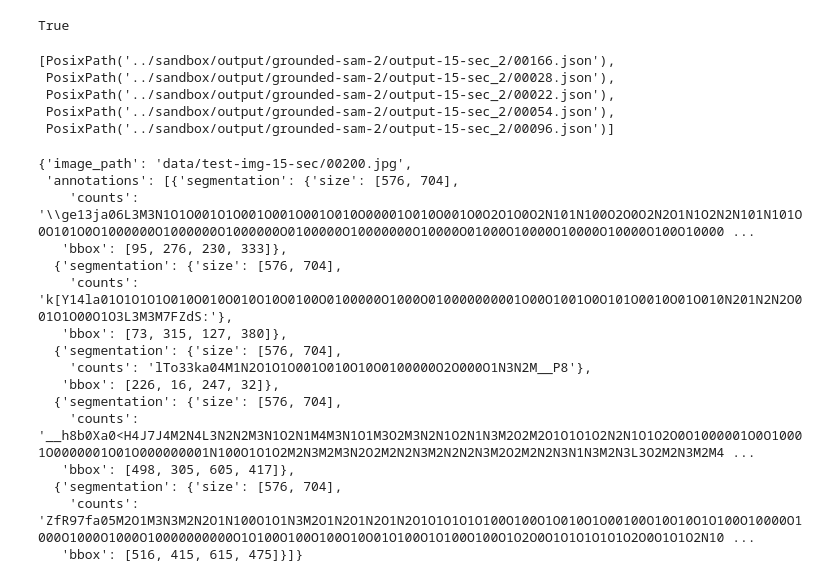
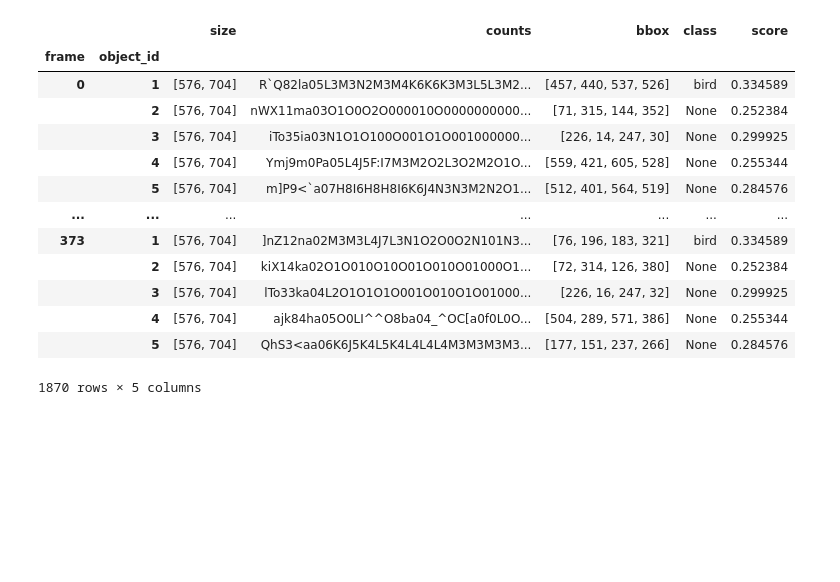
Before and after one commit to sbhattlab/PlayClassCV4Animals, a Jupyter notebook: notebook/EDA-grounded-sam2.ipynb, the cells around one changed output. Drawn from its saved outputs; the diff is of its cells as text; code cells hidden in the pictures; blank space fills up the shorter version.

```diff
--- a/notebook/EDA-grounded-sam2.ipynb
+++ b/notebook/EDA-grounded-sam2.ipynb
@@ -125,14 +13,19 @@ def overlay_from_json(
 # %%
-masks_dir = Path("../sandbox/output/grounded-sam-2/output-15-sec_2")
+pq_path = "../sandbox/output/grounded-sam-2/output-15-sec_2/test-img-15-sec_large.parquet"
+df = pd.read_parquet(pq_path)
+df
+# %% [output]
+|  |  | size | counts | bbox | class | score |
+| frame | object_id |  |  |  |  |  |
+| 0 | 1 | [576, 704] | R`Q82la05L3M3N2M3M4K6K6K3M3L5L3M2... | [457, 440, 537, 526] | bird | 0.334589 |
+|  | 2 | [576, 704] | nWX11ma03O1O0O2O000010O0000000000... | [71, 315, 144, 352] | None | 0.252384 |
+|  | 3 | [576, 704] | iTo35ia03N1O1O100O001O1O001000000... | [226, 14, 247, 30] | None | 0.299925 |
+|  | 4 | [576, 704] | Ymj9m0Pa05L4J5F:I7M3M2O2L3O2M2O1O... | [559, 421, 605, 528] | None | 0.255344 |
+|  | 5 | [576, 704] | m]P9<`a07H8I6H8H8I6K6J4N3N3M2N2O1... | [512, 401, 564, 519] | None | 0.284576 |
+| ... | ... | ... | ... | ... | ... | ... |
+| 373 | 1 | [576, 704] | ]nZ12na02M3M3L4J7L3N1O2O0O2N101N3... | [76, 196, 183, 321] | bird | 0.334589 |
+|  | 2 | [576, 704] | kiX14ka02O1O010O10O01O010O01000O1... | [72, 314, 126, 380] | None | 0.252384 |
+|  | 3 | [576, 704] | lTo33ka04L2O1O1O1O001O010O1O01000... | [226, 16, 247, 32] | None | 0.299925 |
+|  | 4 | [576, 704] | ajk84ha05O0LI^^O8ba04_^OC[a0f0L0O... | [504, 289, 571, 386] | None | 0.255344 |
+|  | 5 | [576, 704] | QhS3<aa06K6J5K4L5K4L4L4L4M3M3M3M3... | [177, 151, 237, 266] | None | 0.284576 |
+1870 rows × 5 columns
-# %%
-masks_dir.exists()
-# %% [output]
-True
-# %%
-list(masks_dir.glob("*.json"))[0:5]
-# %% [output]
-[PosixPath('../sandbox/output/grounded-sam-2/output-15-sec_2/00166.json'),
- PosixPath('../sandbox/output/grounded-sam-2/output-15-sec_2/00028.json'),
- PosixPath('../sandbox/output/grounded-sam-2/output-15-sec_2/00022.json'),
- PosixPath('../sandbox/output/grounded-sam-2/output-15-sec_2/00054.json'),
- PosixPath('../sandbox/output/grounded-sam-2/output-15-sec_2/00096.json')]
@@ -148,19 +31,0 @@ per_object_colors = [(0, 0, 255), (0, 255, 0), (255, 0, 0)]  # BGR for ann0, ann
-# %%
-load_frame_json(json_path)
-# %% [output]
-{'image_path': 'data/test-img-15-sec/00200.jpg',
- 'annotations': [{'segmentation': {'size': [576, 704],
-    'counts': '\\ge13ja06L3M3N1O1O001O1O001O001O001O010O00001O010O001O0O2O1O0O2N101N100O2O0O2N2O1N1O2N2N101N101O0O101O0O1000000O1000000O1000000O0100000O10000000O10000O01000O10000O10000O10000O100O10000 ...
-   'bbox': [95, 276, 230, 333]},
-  {'segmentation': {'size': [576, 704],
-    'counts': 'k[Y14la01O1O1O1O010O010O010O10O0100O0100000O1000O010000000001O00O1001O0O101O0010O01O010N201N2N2O001O1O00O1O3L3M3M7FZdS:'},
-   'bbox': [73, 315, 127, 380]},
-  {'segmentation': {'size': [576, 704],
-    'counts': 'lTo33ka04M1N2O1O1O001O010O10O0100000O2O000O1N3N2M__P8'},
-   'bbox': [226, 16, 247, 32]},
-  {'segmentation': {'size': [576, 704],
-    'counts': '__h8b0Xa0<H4J7J4M2N4L3N2N2M3N1O2N1M4M3N1O1M3O2M3N2N1O2N1N3M2O2M2O1O1O1O2N2N1O1O2O0O1000001O0O10001O0000001O01O000000001N100O1O1O2M2N3M2M3N2O2M2N2N3M2N2N2N3M2O2M2N2N3N1N3M2N3L3O2M2N3M2M4 ...
-   'bbox': [498, 305, 605, 417]},
-  {'segmentation': {'size': [576, 704],
-    'counts': 'ZfR97fa05M2O1M3N3M2N2O1N100O1O1N3M2O1N2O1N2O1N2O1O1O1O1O100O100O1O010O1O00100O10O10O1O100O10000O1000O1000O1000O10000000000O1O100O100O100O10O01O100O1O100O100O1O2O0O1O1O1O1O1O2O0O1O1O2N10 ...
-   'bbox': [516, 415, 615, 475]}]}
```
Also changed, not shown: parts of 10 cells of this notebook.
